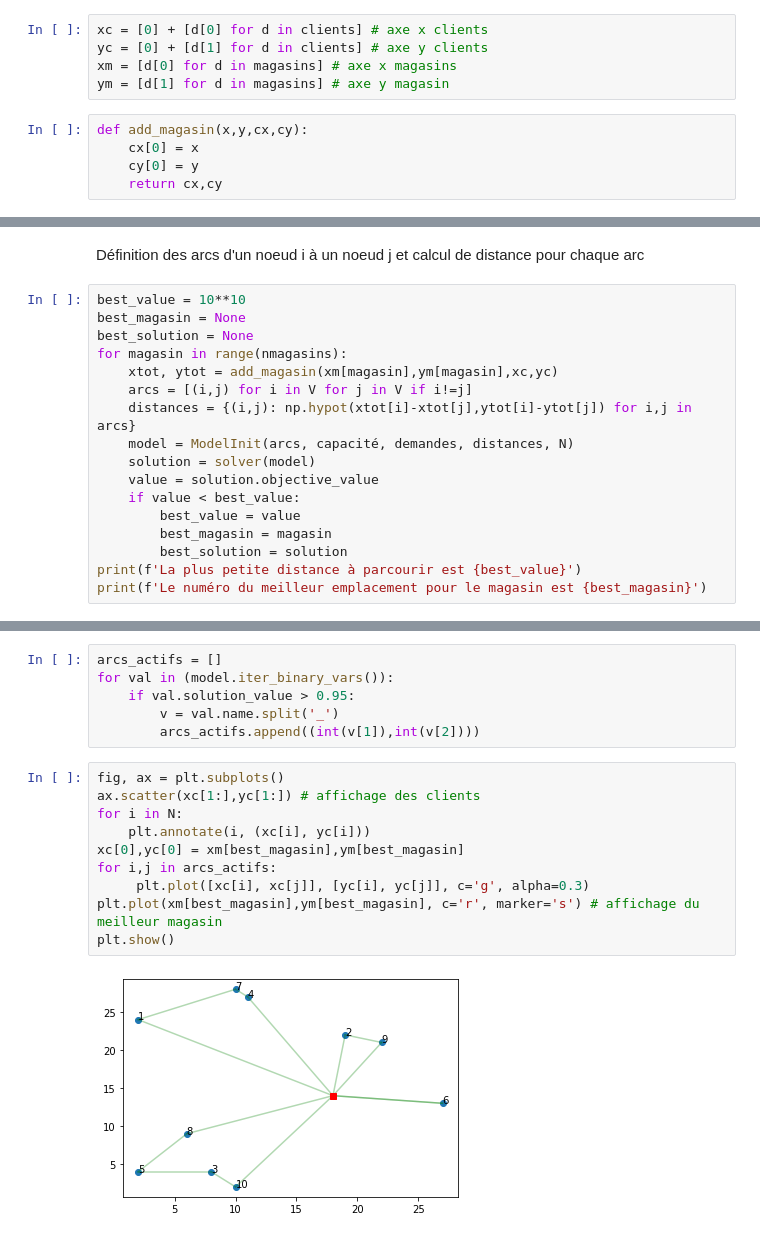
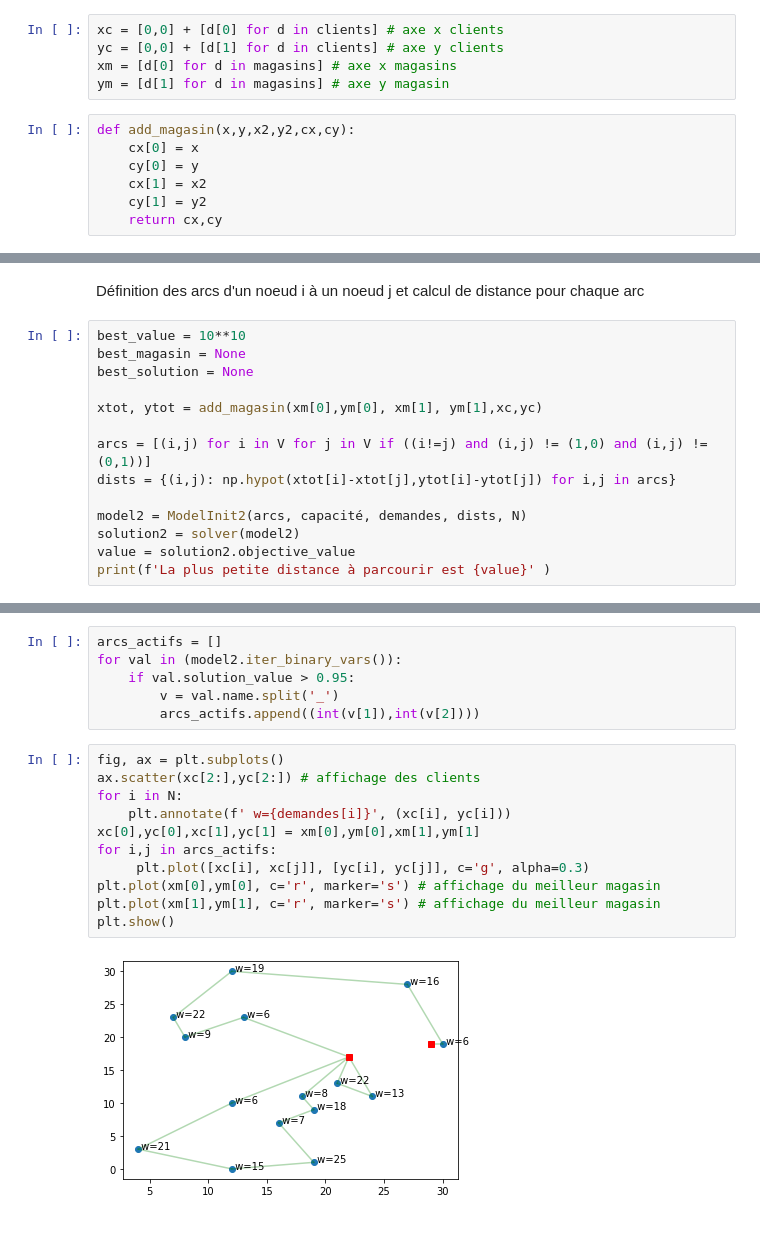
Before and after one commit to MaximeGloesener/Opti-CVRP, a Jupyter notebook: cvrp.ipynb, the cells around one changed output, grey strips where cells are left out. Drawn from its saved outputs; the diff is of its cells as text.

```diff
--- a/cvrp.ipynb
+++ b/cvrp.ipynb
@@ -17,14 +17,16 @@ random.seed(89) # fixer le seed du random pour toujours avoir les mêmes donnée
 clients = [(random.randint(0,30),random.randint(0,30)) for _ in range(nclients)] # génération des coordonnées aléatoires des clients
 magasins = [(random.randint(0,30), random.randint(0,30)) for _ in range(nmagasins)] # génération des coordonnées aléatoires des magasins
 # %%
-xc = [0] + [d[0] for d in clients] # axe x clients
-yc = [0] + [d[1] for d in clients] # axe y clients
+xc = [0,0] + [d[0] for d in clients] # axe x clients
+yc = [0,0] + [d[1] for d in clients] # axe y clients
 xm = [d[0] for d in magasins] # axe x magasins
 ym = [d[1] for d in magasins] # axe y magasin
 # %%
-def add_magasin(x,y,cx,cy):
+def add_magasin(x,y,x2,y2,cx,cy):
     cx[0] = x
     cy[0] = y
+    cx[1] = x2
+    cy[1] = y2
     return cx,cy
 # %% [markdown]
 Plot des emplacements des clients (annoté de taille de demande) et des endroits possible pour les magasins
@@ -60,17 +75,14 @@ Définition des arcs d'un noeud i à un noeud j et calcul de distance pour chaqu
 best_value = 10**10
 best_magasin = None
 best_solution = None
-for magasin in range(nmagasins):
-    xtot, ytot = add_magasin(xm[magasin],ym[magasin],xc,yc)
-    arcs = [(i,j) for i in V for j in V if i!=j]
-    distances = {(i,j): np.hypot(xtot[i]-xtot[j],ytot[i]-ytot[j]) for i,j in arcs}
-    model = ModelInit(arcs, capacité, demandes, distances, N)
-    solution = solver(model)
-    value = solution.objective_value
-    if value < best_value:
-        best_value = value
-        best_magasin = magasin
-        best_solution = solution
-print(f'La plus petite distance à parcourir est {best_value}')
-print(f'Le numéro du meilleur emplacement pour le magasin est {best_magasin}')
+
+xtot, ytot = add_magasin(xm[0],ym[0], xm[1], ym[1],xc,yc)
+
+arcs = [(i,j) for i in V for j in V if ((i!=j) and (i,j) != (1,0) and (i,j) != (0,1))]
+dists = {(i,j): np.hypot(xtot[i]-xtot[j],ytot[i]-ytot[j]) for i,j in arcs}
+
+model2 = ModelInit2(arcs, capacité, demandes, dists, N)
+solution2 = solver(model2)
+value = solution2.objective_value
+print(f'La plus petite distance à parcourir est {value}' )
 # %% [output]
@@ -79,18 +109,19 @@ Le numéro du meilleur emplacement pour le magasin est 4
 # %%
 arcs_actifs = []
-for val in (model.iter_binary_vars()):
+for val in (model2.iter_binary_vars()):
     if val.solution_value > 0.95:
         v = val.name.split('_')
         arcs_actifs.append((int(v[1]),int(v[2])))
 # %%
 fig, ax = plt.subplots()
-ax.scatter(xc[1:],yc[1:]) # affichage des clients
+ax.scatter(xc[2:],yc[2:]) # affichage des clients
 for i in N:
-    plt.annotate(i, (xc[i], yc[i]))
-xc[0],yc[0] = xm[best_magasin],ym[best_magasin]
+    plt.annotate(f' w={demandes[i]}', (xc[i], yc[i]))
+xc[0],yc[0],xc[1],yc[1] = xm[0],ym[0],xm[1],ym[1]
 for i,j in arcs_actifs:
      plt.plot([xc[i], xc[j]], [yc[i], yc[j]], c='g', alpha=0.3)
-plt.plot(xm[best_magasin],ym[best_magasin], c='r', marker='s') # affichage du meilleur magasin
+plt.plot(xm[0],ym[0], c='r', marker='s') # affichage du meilleur magasin
+plt.plot(xm[1],ym[1], c='r', marker='s') # affichage du meilleur magasin
 plt.show()
 # %% [output]
-[figure, old version]
+[figure, new version]
```
Also changed, not shown: parts of 7 cells of this notebook.
